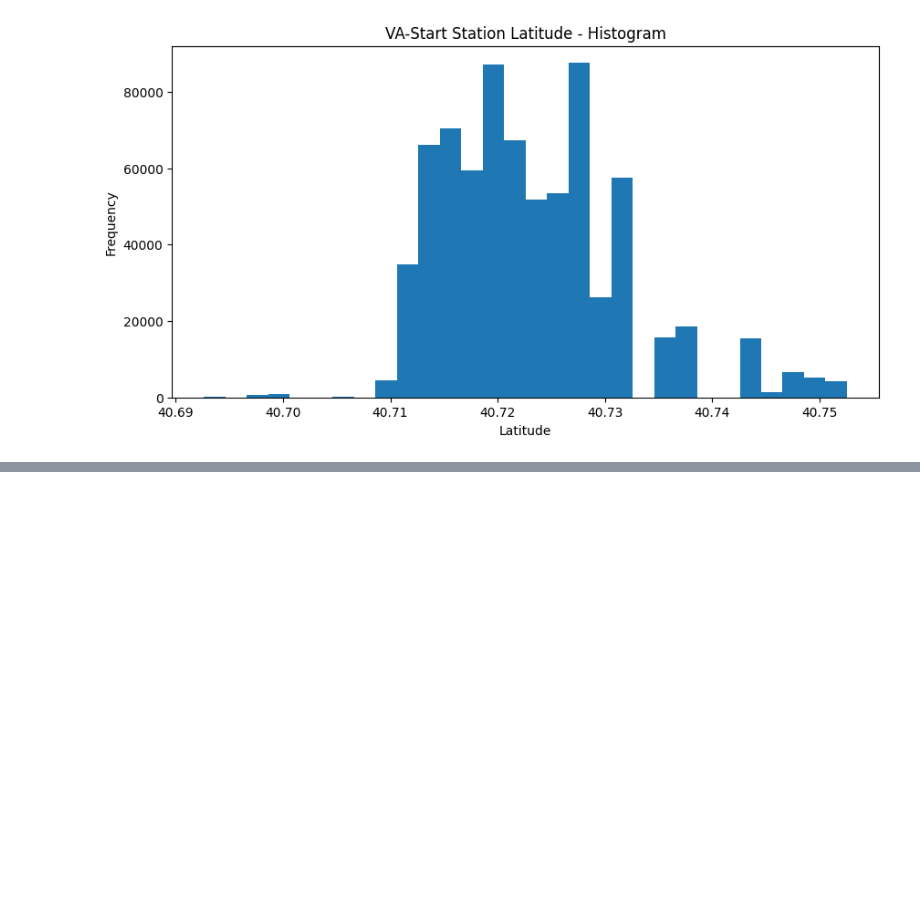
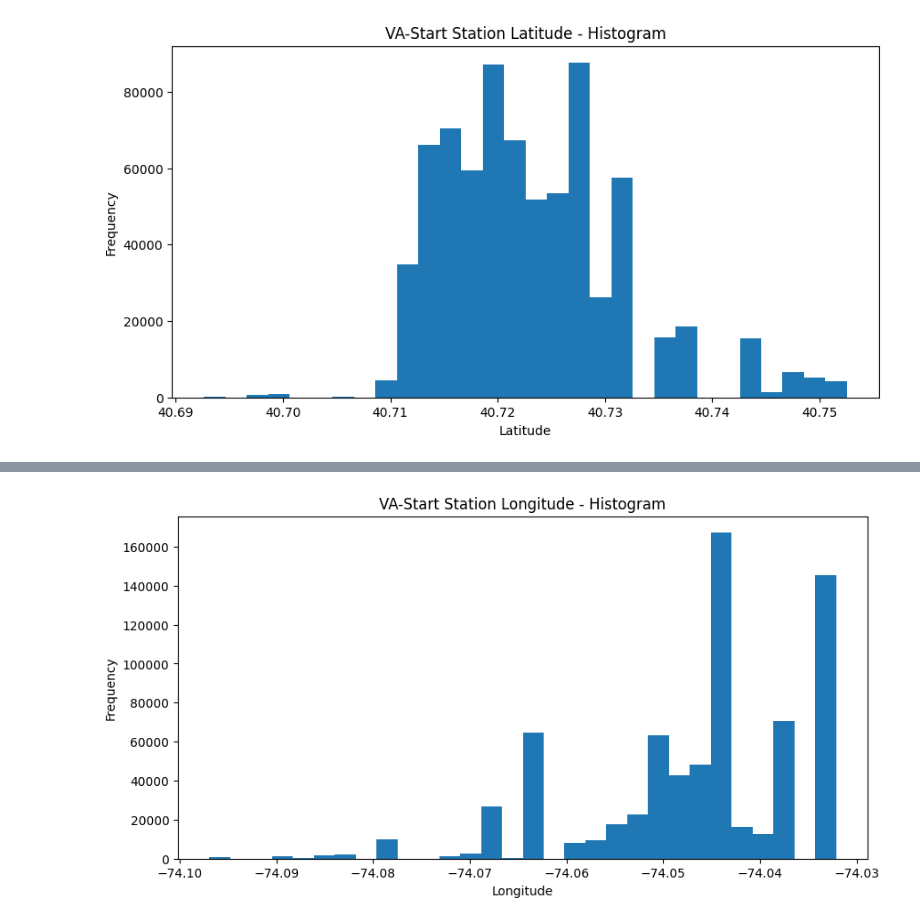
Before and after one commit to nadilHesara/Testing-and-Learning-ML-models, a Jupyter notebook: New York Citi Bike Dataset/Data Analysis In Class Acitivites/plots.ipynb, the cells around one changed output, grey strips where cells are left out. Cells and saved outputs as stored; diff of their text form; code cells hidden in the pictures; blank space fills up the shorter version.

```diff
--- a/New York Citi Bike Dataset/Data Analysis In Class Acitivites/plots.ipynb
+++ b/New York Citi Bike Dataset/Data Analysis In Class Acitivites/plots.ipynb
@@ -287,0 +321,9 @@ plt.show()
+# %%
+plt.figure(figsize=(10, 5))
+plt.hist(lon, bins=30)
+plt.title("VA-Start Station Longitude - Histogram")
+plt.xlabel("Longitude")
+plt.ylabel("Frequency")
+plt.show()
+# %% [output]
+[figure, added]
```
Also changed, not shown: parts of 16 cells of this notebook, 16 other files.
